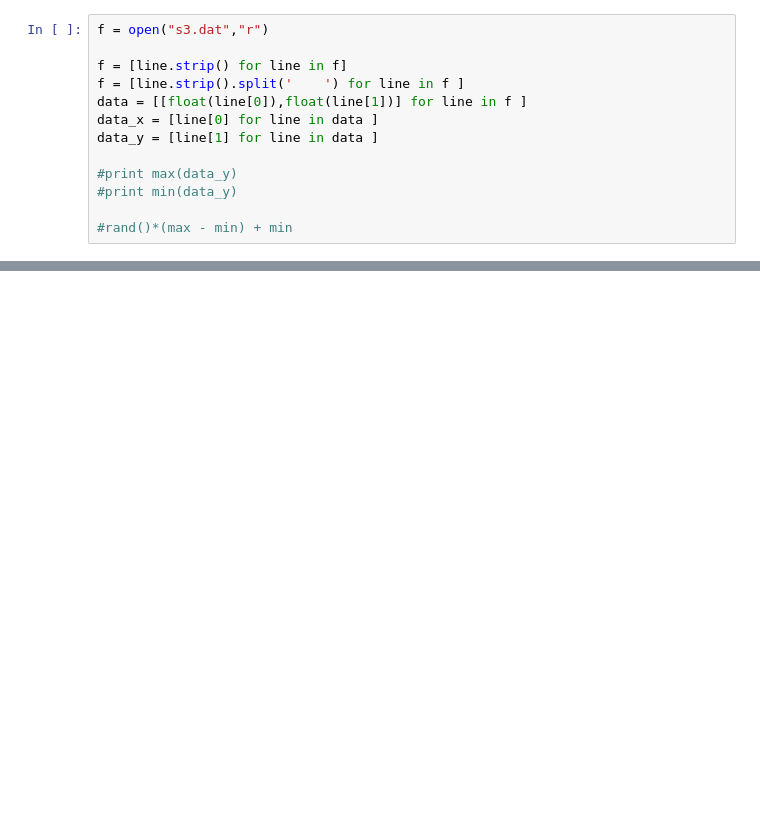
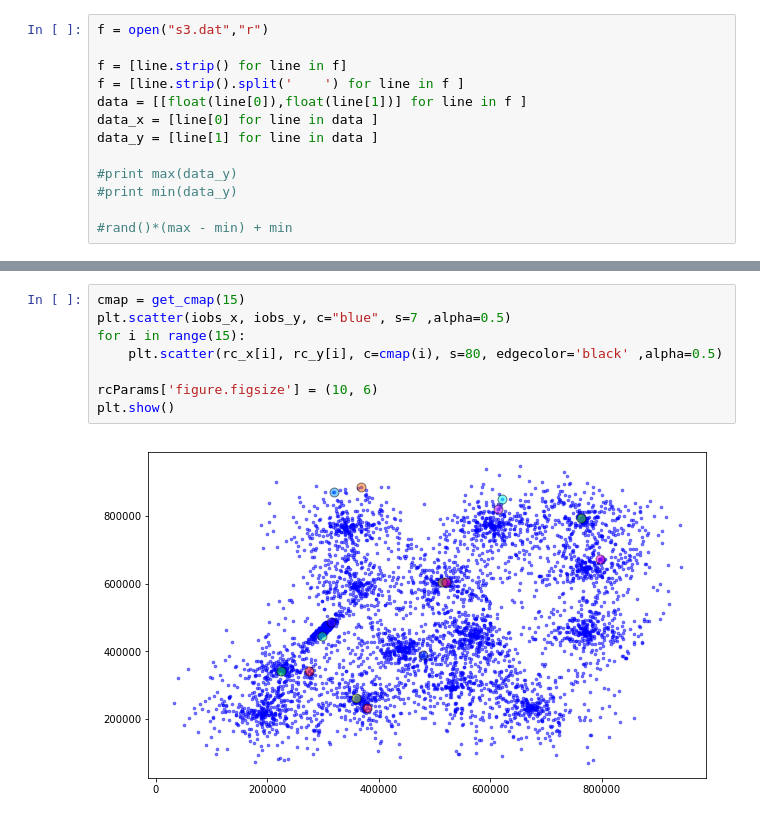
Before and after one commit to denocris/Clustering-Algorithms, a Jupyter notebook: d2/kmeans/plotting.ipynb, the cells around one changed output, grey strips where cells are left out. Drawn from its saved outputs; the diff is of its cells as text; blank space fills up the shorter version.

```diff
--- a/d2/kmeans/plotting.ipynb
+++ b/d2/kmeans/plotting.ipynb
@@ -69,4 +76,14 @@ def obs(k):
     return obs_x,obs_y
+# %%
+cmap = get_cmap(15)
+plt.scatter(iobs_x, iobs_y, c="blue", s=7 ,alpha=0.5)
+for i in range(15):
+    plt.scatter(rc_x[i], rc_y[i], c=cmap(i), s=80, edgecolor='black' ,alpha=0.5)
+
+rcParams['figure.figsize'] = (10, 6)
+plt.show()
+# %% [output]
+[figure, added]
 # %%
 
 cmap = get_cmap(15)
```
Also changed, not shown: parts of 3 cells of this notebook, 2 other files.
